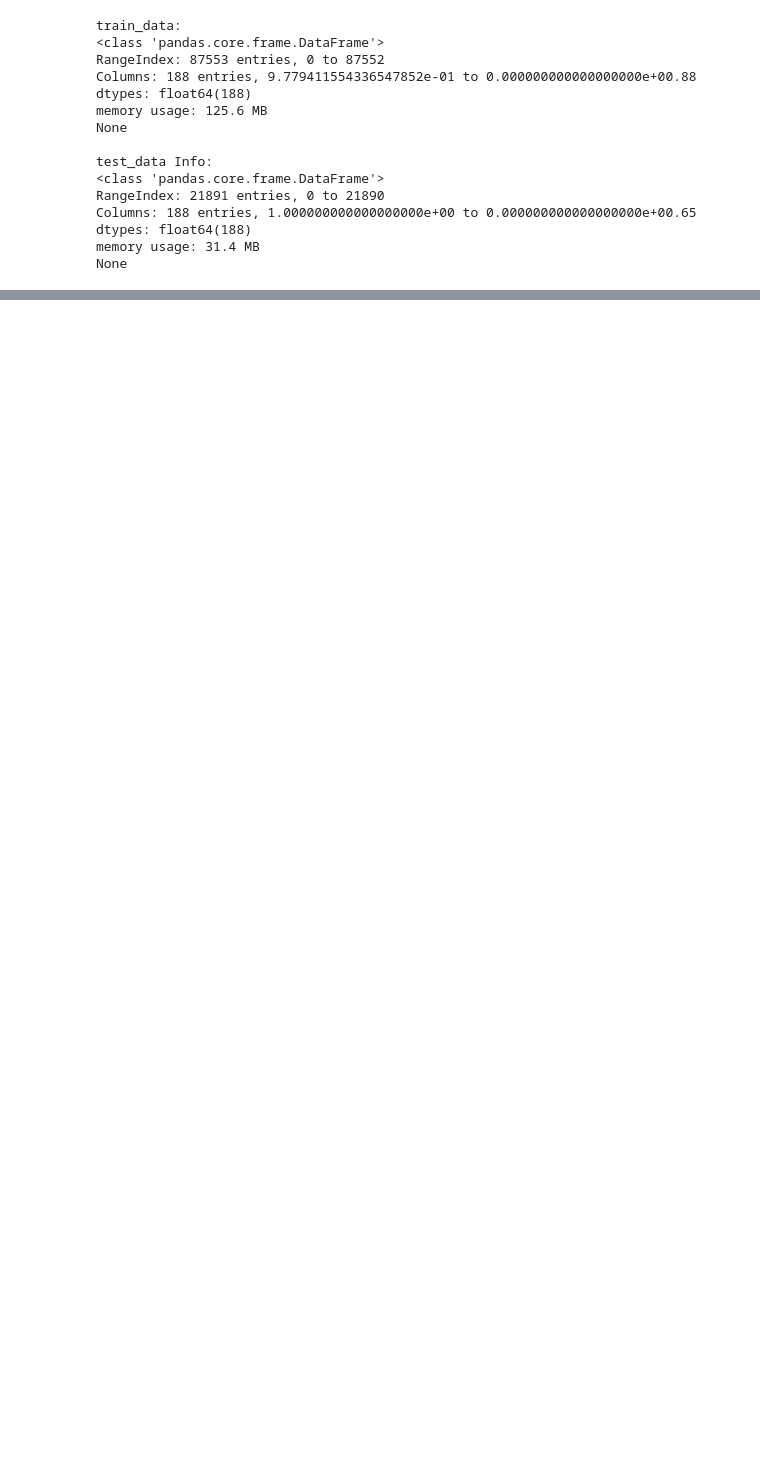
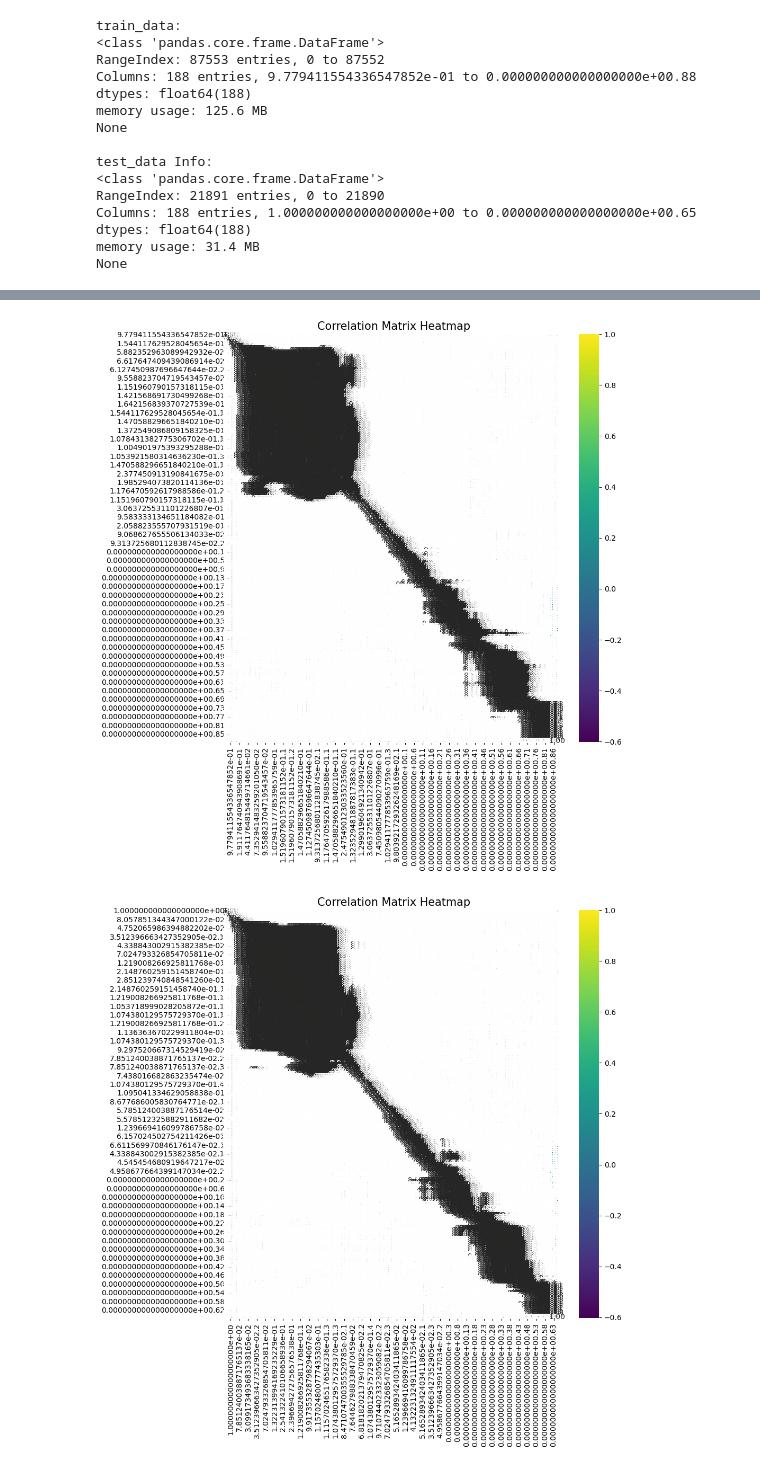
Before and after one commit to Vasanthkabilan/DataMining, a Jupyter notebook: Data_Mining_Project/Data_Mining_Project.ipynb, the cells around one changed output, grey strips where cells are left out. Cells and saved outputs as stored; diff of their text form; code cells hidden in the pictures; blank space fills up the shorter version.

Commit message:
Added Visualization and Preprocessing

```diff
--- a/Data_Mining_Project/Data_Mining_Project.ipynb
+++ b/Data_Mining_Project/Data_Mining_Project.ipynb
@@ -35,0 +96,31 @@ None
+# %%
+def visualize_correlation_heatmap(data_df, plot_width, size=None):
+    # Drop columns with NaN
+    data_df = data_df.dropna(axis='columns', how='any')
+
+    # Keep columns where there are more than 1 unique values
+    data_df = data_df.loc[:, data_df.nunique() > 1]
+
+    if data_df.shape[1] < 2:
+        print(f'No correlation plots shown: The number of non-NaN or constant columns ({data_df.shape[1]}) is less than 2')
+        return
+
+    if size:
+        data_df = data_df.sample(n=size, random_state=42)
+
+    # Calculate correlation matrix
+    correlation_matrix = data_df.corr()
+
+    # Ploting correlation matrix using Seaborn heatmap
+    plt.figure(figsize=(plot_width, plot_width))
+    sns.heatmap(correlation_matrix, annot=True, cmap='viridis', fmt=".2f", linewidths=.5)
+
+    plt.title('Correlation Matrix Heatmap', fontsize=15)
+    plt.show()
+# %%
+# Visualizing heatmap with size of 1000
+visualize_correlation_heatmap(train_data, plot_width=10, size=1000)
+visualize_correlation_heatmap(test_data, plot_width=10, size=1000)
+# %% [output]
+[figure, added]
+[figure, added]
```
Also changed, not shown: parts of 13 cells of this notebook, 1 other file.
